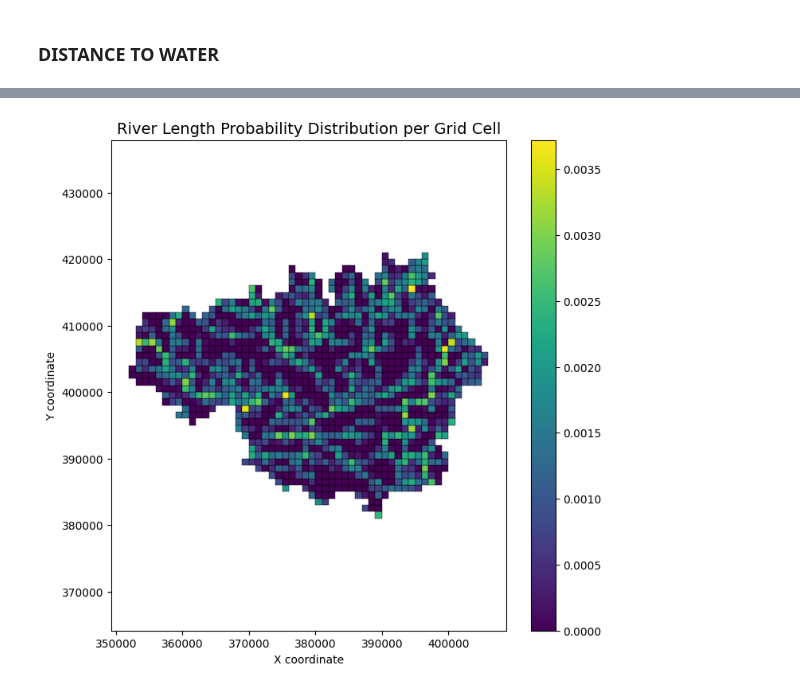
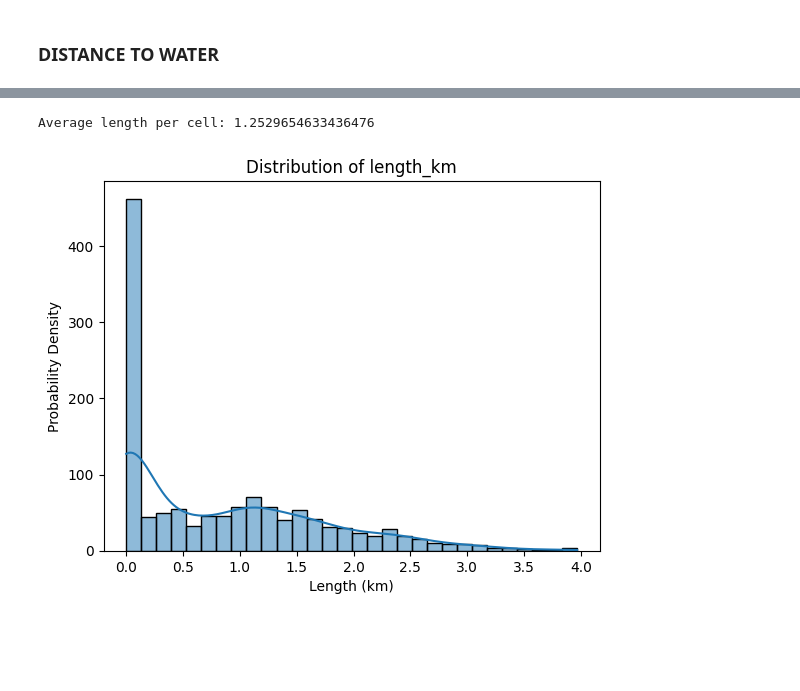
Before and after one commit to oUesio/Impact-based-flood-RL-agent, a Jupyter notebook: distributions.ipynb, the cells around one changed output, grey strips where cells are left out. Drawn from its saved outputs; the diff is of its cells as text; code cells hidden in the pictures; blank space fills up the shorter version.

Commit message:
Sample distributions

```diff
--- a/distributions.ipynb
+++ b/distributions.ipynb
@@ -329,26 +515,21 @@ grid.to_file("watercourse_density.shp")'''
 # %%
-shapefile_path = "data/watercourse_intensity/watercourse_density.shp"
+
+from scipy.stats import gamma
+
+shapefile_path = "data/watercourse_density/watercourse_density.shp"
 gdf = gpd.read_file(shapefile_path)
-#gdf.to_csv("watercourse_density.csv")
 
-###
+# Calculate total length and average length per cell
 total_length = gdf["length_km"].sum()
-gdf["probability"] = gdf["length_km"] / total_length
+average_length = total_length / (gdf.shape[0] - 420)  # your adjusted average
+print(f"Average length per cell: {average_length}")
 
-fig, ax = plt.subplots(1, 1, figsize=(8, 8))
-
-gdf.plot(column="probability",  # color by probability
-          cmap="viridis",         # color map (yellow = high, purple = low)
-          legend=True,            # show legend
-          edgecolor="black",      # cell borders
-          linewidth=0.3,
-          ax=ax)
-
-ax.set_title("River Length Probability Distribution per Grid Cell", fontsize=14)
-ax.set_xlabel("X coordinate")
-ax.set_ylabel("Y coordinate")
-plt.axis("equal")
+# Plot histogram of raw data
+sns.histplot(gdf["length_km"], bins=30, kde=True, edgecolor="black")
+plt.xlabel("Length (km)")
+plt.ylabel("Probability Density")
+plt.title("Distribution of length_km")
 plt.show()
-###
 # %% [output]
+Average length per cell: 1.2529654633436476
-[figure, old version]
+[figure, new version]
```
Also changed, not shown: parts of 26 cells of this notebook, 1 other file.
